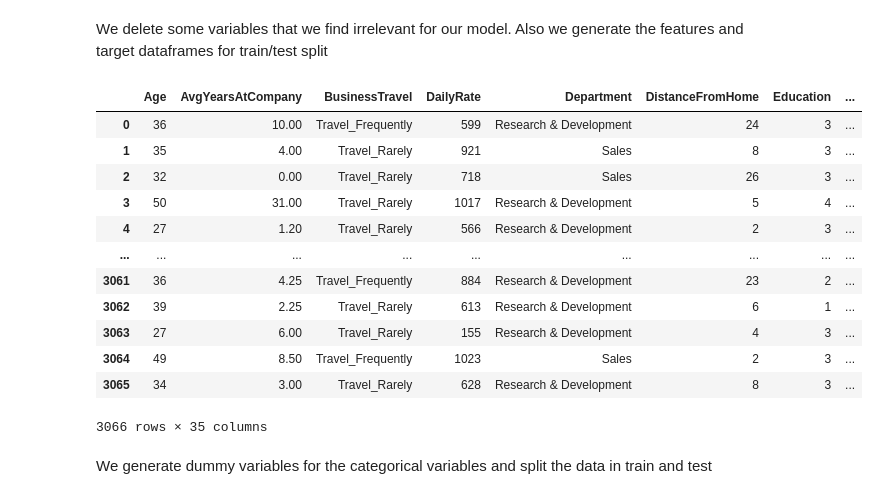
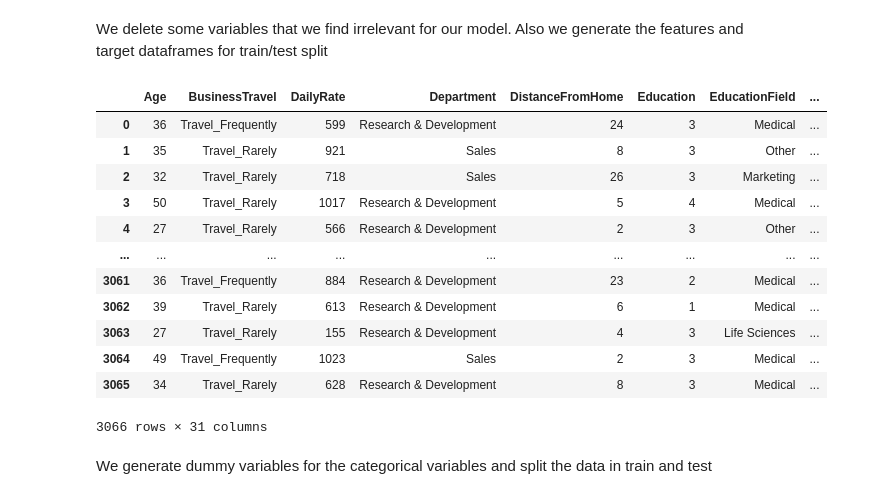
Before and after one commit to drjpeibol/Kaggle-Tabular-Series-S3E3, a Jupyter notebook: Code/playground_series_S3E3.ipynb, the cells around one changed output. Cells and saved outputs as stored; diff of their text form; code cells hidden in the pictures.

```diff
--- a/Code/playground_series_S3E3.ipynb
+++ b/Code/playground_series_S3E3.ipynb
@@ -408,15 +408,9 @@ df.reset_index(drop=True, inplace=True)
 We will perform some feature engineering to create new variables that could be useful for the model
 # %%
 # Average years at a company
-df['AvgYearsAtCompany'] = df['TotalWorkingYears'] / (df['NumCompaniesWorked'])
+df['LogAvgYearsAtCompany'] = np.log(df['TotalWorkingYears'] / (df['NumCompaniesWorked'])+1)
 # If variable is infinity set to 0
-df['AvgYearsAtCompany'] = df['AvgYearsAtCompany'].replace([np.inf, -np.inf], 0)
-
-# Percentage of years at current company
-try:
-    df['PercentYearsAtCompany'] = df['YearsAtCompany'] / (df['TotalWorkingYears'])
-except:
-    df['PercentYearsAtCompany'] = 0
+df['LogAvgYearsAtCompany'] = df['LogAvgYearsAtCompany'].replace([np.inf, -np.inf], 0)
 # %% [markdown]
 We chwck the new variables
 # %%
@@ -444,24 +438,24 @@ for _, feature in enumerate(features):
 We delete some variables that we find irrelevant for our model. Also we generate the features and target dataframes for train/test split
 # %%
 # We create two new data frames, one with the features and the other with the target
-Features = df.loc[:, df.columns.difference(['id','Attrition'])]
+Features = df.loc[:, df.columns.difference(['id','Attrition','MonthlyIncome','TotalWorkingYears','YearsAtCompany'])]
 char_features = list(Features.select_dtypes(include=['object']).columns)
 y = df['Attrition']
 Features
 # %% [output]
-|  | Age | AvgYearsAtCompany | BusinessTravel | DailyRate | Department | DistanceFromHome | Education | ... |
-| 0 | 36 | 10.00 | Travel_Frequently | 599 | Research & Development | 24 | 3 | ... |
-| 1 | 35 | 4.00 | Travel_Rarely | 921 | Sales | 8 | 3 | ... |
-| 2 | 32 | 0.00 | Travel_Rarely | 718 | Sales | 26 | 3 | ... |
-| 3 | 50 | 31.00 | Travel_Rarely | 1017 | Research & Development | 5 | 4 | ... |
-| 4 | 27 | 1.20 | Travel_Rarely | 566 | Research & Development | 2 | 3 | ... |
+|  | Age | BusinessTravel | DailyRate | Department | DistanceFromHome | Education | EducationField | ... |
+| 0 | 36 | Travel_Frequently | 599 | Research & Development | 24 | 3 | Medical | ... |
+| 1 | 35 | Travel_Rarely | 921 | Sales | 8 | 3 | Other | ... |
+| 2 | 32 | Travel_Rarely | 718 | Sales | 26 | 3 | Marketing | ... |
+| 3 | 50 | Travel_Rarely | 1017 | Research & Development | 5 | 4 | Medical | ... |
+| 4 | 27 | Travel_Rarely | 566 | Research & Development | 2 | 3 | Other | ... |
 | ... | ... | ... | ... | ... | ... | ... | ... | ... |
-| 3061 | 36 | 4.25 | Travel_Frequently | 884 | Research & Development | 23 | 2 | ... |
-| 3062 | 39 | 2.25 | Travel_Rarely | 613 | Research & Development | 6 | 1 | ... |
-| 3063 | 27 | 6.00 | Travel_Rarely | 155 | Research & Development | 4 | 3 | ... |
-| 3064 | 49 | 8.50 | Travel_Frequently | 1023 | Sales | 2 | 3 | ... |
-| 3065 | 34 | 3.00 | Travel_Rarely | 628 | Research & Development | 8 | 3 | ... |
+| 3061 | 36 | Travel_Frequently | 884 | Research & Development | 23 | 2 | Medical | ... |
+| 3062 | 39 | Travel_Rarely | 613 | Research & Development | 6 | 1 | Medical | ... |
+| 3063 | 27 | Travel_Rarely | 155 | Research & Development | 4 | 3 | Life Sciences | ... |
+| 3064 | 49 | Travel_Frequently | 1023 | Sales | 2 | 3 | Medical | ... |
+| 3065 | 34 | Travel_Rarely | 628 | Research & Development | 8 | 3 | Medical | ... |
-3066 rows × 35 columns
+3066 rows × 31 columns
 # %% [markdown]
 We generate dummy variables for the categorical variables and split the data in train and test
 # %%
```
Also changed, not shown: parts of 6 cells of this notebook, 1 other file.
